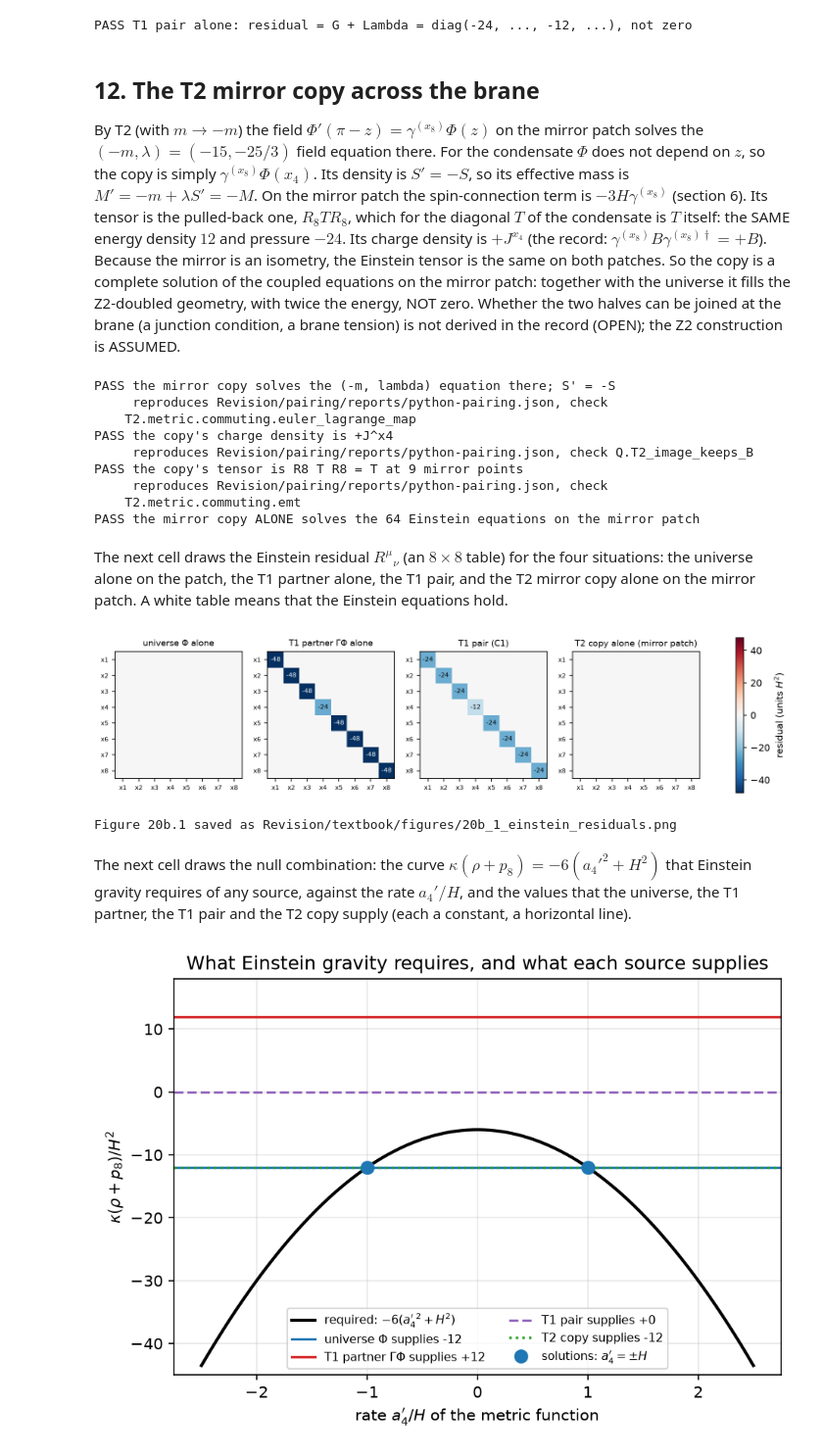
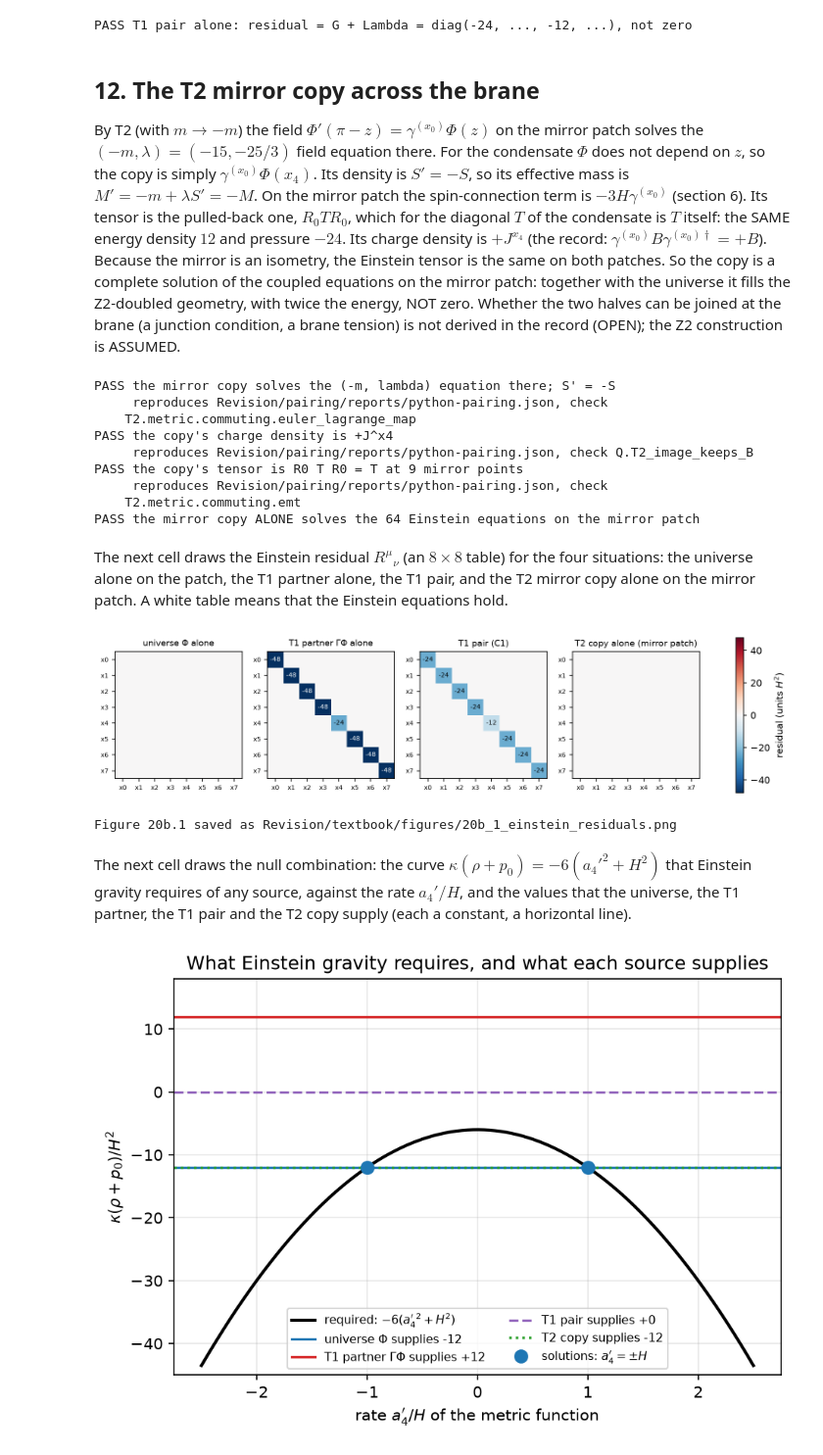
Before and after one commit to once-ere/Dirac_claude, a Jupyter notebook: Revision/textbook/notebooks/20b_one_universe_partners.ipynb, the cells around one changed output. Shown at 98% size. Saved outputs shown, nothing was run; the diff lists cells and outputs as text; code cells hidden in the pictures.

```diff
--- a/Revision/textbook/notebooks/20b_one_universe_partners.ipynb
+++ b/Revision/textbook/notebooks/20b_one_universe_partners.ipynb
@@ -872,11 +872,11 @@ def einstein(key):
     return sp.sympify(text, locals={"ad1": ad1, "ad2": ad2, "H": H})
 
 
-G = {key: einstein(key) for key in ("x1x1", "x4x4", "x5x5", "x8x8")}
+G = {key: einstein(key) for key in ("x1x1", "x4x4", "x5x5", "x0x0")}
 LINEAR = {ad1: A * H, ad2: 0}  # the linear member a4 = A H x4
 rho_c, p_c = m * S_sym + lam * S_sym ** 2 / 2, lam * S_sym ** 2 / 2  # condensate
 time_eq = G["x4x4"].subs(LINEAR) + Lam + kappa * rho_c  # = 0
-hidden_eq = G["x8x8"].subs(LINEAR) + Lam - kappa * p_c  # = 0
+hidden_eq = G["x0x0"].subs(LINEAR) + Lam - kappa * p_c  # = 0
 first = sp.expand(time_eq - hidden_eq)  # kappa (m + lambda S) S + 6 (A^2 + 1) H^2
 second = sp.expand(time_eq + hidden_eq)  # kappa m S + 36 H^2 + 2 Lambda
 reproduces(sp.expand(first - (kappa * (m + lam * S_sym) * S_sym
@@ -1007,16 +1007,16 @@ C_num = np.array(C.tolist(), dtype=float)
 Gamma_num = np.array(chirality.tolist(), dtype=float)
 B_num = np.array(B.tolist(), dtype=complex)
 NUMERIC = {}
-for s8, (E, omega) in CONNECTION.items():
+for s0, (E, omega) in CONNECTION.items():
     pieces = [(mu, a, b, sp.lambdify(point_symbols, omega[mu][a][b], "numpy"))
               for mu in range(8) for a in range(8) for b in range(8)
               if omega[mu][a][b] != 0]
-    NUMERIC[s8] = (sp.lambdify(point_symbols, E, "numpy"), pieces)
+    NUMERIC[s0] = (sp.lambdify(point_symbols, E, "numpy"), pieces)
 
 
-def geometry_at(s8, z_value, a4_number, slope_number):
+def geometry_at(s0, z_value, a4_number, slope_number):
     """Metric, Omega_mu and curved gammas at one point (H = 1)."""
-    lengths_f, pieces = NUMERIC[s8]
+    lengths_f, pieces = NUMERIC[s0]
     values = (z_value, a4_number, slope_number, 1.0)
     E = np.array([float(x) for x in lengths_f(*values)])
     Om = [np.zeros((16, 16)) for _ in range(8)]
@@ -1049,8 +1049,8 @@ def mixed_tensor(at, psi, dpsi, mass, coupling):
 
 
 G_numeric = np.diag([float(G[k].subs({ad1: 1, ad2: 0, H: 1})) for k in
-                     ("x1x1", "x1x1", "x1x1", "x4x4", "x5x5", "x5x5", "x5x5",
-                      "x8x8")])  # G^mu_nu at a4' = H, H = 1
+                     ("x0x0", "x1x1", "x1x1", "x1x1", "x4x4", "x5x5", "x5x5",
+                      "x5x5")])  # G^mu_nu at a4' = H, H = 1, in the order x0..x7
 LAMBDA = -36.0
 phi0_num = np.array([complex(entry) for entry in phi0])
 W = float(w)
@@ -1063,7 +1063,7 @@ def universe_jet(x_value, matrix=None):
     if matrix is not None:
         value = matrix @ value
     jet = [np.zeros(16, dtype=complex) for _ in range(8)]
-    jet[3] = -1j * W * value  # d Phi / d x4 = -i w Phi
+    jet[4] = -1j * W * value  # d Phi / d x4 = -i w Phi
     return value, jet
 
 
@@ -1075,11 +1075,11 @@ for z_value, x_value in POINTS:
     residual = G_numeric + LAMBDA * np.eye(8) - T  # kappa = 1
     worst_residual = max(worst_residual, np.abs(residual).max())
     wanted = np.zeros(8)
-    wanted[3] = M_VALUE * float(S_value)  # K^x4_x4 = M S, all others 0
+    wanted[4] = M_VALUE * float(S_value)  # K^x4_x4 = M S, all others 0
     worst_kinetic = max(worst_kinetic, np.abs(kinetic - wanted).max())
 T_universe = T  # the tensor at the last point (it is the same at every point)
-report("rho of the universe", f"{-T_universe[3, 3]:.10f}")
-report("p of the universe", f"{T_universe[0, 0]:.10f}")
+report("rho of the universe", f"{-T_universe[4, 4]:.10f}")
+report("p of the universe", f"{T_universe[1, 1]:.10f}")
 reproduces(worst_kinetic < 1e-10, "K^x4_x4 = M S and K^mu_mu = 0 otherwise (9 points)",
            A4_PY, "authorT16_condensate_kinetic_diagonal")
 check(worst_residual < 1e-10,
@@ -1194,7 +1194,7 @@ for z_value, x_value in POINTS:
     T_two, _ = mixed_tensor(at, *universe_jet(x_value, Gamma_num),
                             -float(m_value), -float(lam_value))
     residual = G_numeric + LAMBDA * np.eye(8) - (T_one + T_two)
-    expected = np.diag([-24.0, -24, -24, -12, -24, -24, -24, -24])
+    expected = np.diag([-24.0, -24, -24, -24, -12, -24, -24, -24])
     worst_pair = max(worst_pair, np.abs(residual - expected).max())
 check(worst_pair < 1e-10,
       "T1 pair alone: residual = G + Lambda = diag(-24, ..., -12, ...), not zero")
@@ -1203,43 +1203,43 @@ PASS T1 pair alone: residual = G + Lambda = diag(-24, ..., -12, ...), not zero
 # %% [markdown]
 ## 12. The T2 mirror copy across the brane
 
-By T2 (with $m \to -m$) the field $\Phi'(\pi - z) = \gamma^{(x_8)}\Phi(z)$ on the
+By T2 (with $m \to -m$) the field $\Phi'(\pi - z) = \gamma^{(x_0)}\Phi(z)$ on the
 mirror patch solves the $(-m, \lambda) = (-15, -25/3)$ field equation there. For
 the condensate $\Phi$ does not depend on $z$, so the copy is simply
-$\gamma^{(x_8)}\Phi(x_4)$. Its density is $S' = -S$, so its effective mass is
+$\gamma^{(x_0)}\Phi(x_4)$. Its density is $S' = -S$, so its effective mass is
 $M' = -m + \lambda S' = -M$. On the mirror patch the spin-connection term is
-$-3H\gamma^{(x_8)}$ (section 6). Its tensor is the pulled-back one, $R_8TR_8$,
+$-3H\gamma^{(x_0)}$ (section 6). Its tensor is the pulled-back one, $R_0TR_0$,
 which for the diagonal $T$ of the condensate is $T$ itself: the SAME energy
 density $12$ and pressure $-24$. Its charge density is $+J^{x_4}$ (the record:
-$\gamma^{(x_8)}B\gamma^{(x_8)\dagger} = +B$). Because the mirror is an isometry, the
+$\gamma^{(x_0)}B\gamma^{(x_0)\dagger} = +B$). Because the mirror is an isometry, the
 Einstein tensor is the same on both patches. So the copy is a complete solution
 of the coupled equations on the mirror patch: together with the universe it
 fills the Z2-doubled geometry, with twice the energy, NOT zero. Whether the two
 halves can be joined at the brane (a junction condition, a brane tension) is not
 derived in the record (OPEN); the Z2 construction is ASSUMED.
 # %%
-copy = gamma[7] * Phi  # gamma^(x8) Phi on the mirror patch
+copy = gamma[0] * Phi  # gamma^(x0) Phi on the mirror patch
 copy_ok = field_residual(copy, gravity_term[-1].subs(H, 1), -m_value, lam_value,
                          -S_value) == sp.zeros(16, 1)
-reproduces(copy_ok and bilinear(gamma[7] * phi0, I16) == -S_value,
+reproduces(copy_ok and bilinear(gamma[0] * phi0, I16) == -S_value,
            "the mirror copy solves the (-m, lambda) equation there; S' = -S",
            PAIR_PY, "T2.metric.commuting.euler_lagrange_map")
-copy_charge = sp.simplify(((gamma[7] * phi0).H * B * (gamma[7] * phi0))[0])
+copy_charge = sp.simplify(((gamma[0] * phi0).H * B * (gamma[0] * phi0))[0])
 reproduces(copy_charge == charge_value, "the copy's charge density is +J^x4",
            PAIR_PY, "Q.T2_image_keeps_B")
 worst_copy, worst_pull = 0.0, 0.0
-R8 = np.diag([1.0, 1, 1, 1, 1, 1, 1, -1])
+R0 = np.diag([-1.0, 1, 1, 1, 1, 1, 1, 1])  # the reflection of x0
 for z_value, x_value in POINTS:
     there = geometry_at(-1, np.pi - z_value, x_value, 1.0)  # the mirror point
-    T_copy, _ = mixed_tensor(there, *universe_jet(x_value, gamma_num[7]),
+    T_copy, _ = mixed_tensor(there, *universe_jet(x_value, gamma_num[0]),
                              -float(m_value), float(lam_value))
     T_one, _ = mixed_tensor(geometry_at(1, z_value, x_value, 1.0),
                             *universe_jet(x_value), float(m_value), float(lam_value))
-    worst_pull = max(worst_pull, np.abs(T_copy - R8 @ T_one @ R8).max())
+    worst_pull = max(worst_pull, np.abs(T_copy - R0 @ T_one @ R0).max())
     residual = G_numeric + LAMBDA * np.eye(8) - T_copy
     worst_copy = max(worst_copy, np.abs(residual).max())
 T_mirror = T_copy
-reproduces(worst_pull < 1e-10, "the copy's tensor is R8 T R8 = T at 9 mirror points",
+reproduces(worst_pull < 1e-10, "the copy's tensor is R0 T R0 = T at 9 mirror points",
            PAIR_PY, "T2.metric.commuting.emt")
 check(worst_copy < 1e-10,
       "the mirror copy ALONE solves the 64 Einstein equations on the mirror patch")
@@ -1249,7 +1249,7 @@ PASS the mirror copy solves the (-m, lambda) equation there; S' = -S
     T2.metric.commuting.euler_lagrange_map
 PASS the copy's charge density is +J^x4
      reproduces Revision/pairing/reports/python-pairing.json, check Q.T2_image_keeps_B
-PASS the copy's tensor is R8 T R8 = T at 9 mirror points
+PASS the copy's tensor is R0 T R0 = T at 9 mirror points
      reproduces Revision/pairing/reports/python-pairing.json, check
     T2.metric.commuting.emt
 PASS the mirror copy ALONE solves the 64 Einstein equations on the mirror patch
@@ -1264,39 +1264,39 @@ tables = [
     ("T1 partner $\\Gamma\\Phi$ alone", G_numeric + LAMBDA * np.eye(8) - T_partner),
     ("T1 pair (C1)", G_numeric + LAMBDA * np.eye(8) - T_universe - T_partner),
     ("T2 copy alone (mirror patch)", G_numeric + LAMBDA * np.eye(8) - T_mirror),
 ]
 fig, axes = plt.subplots(1, 4, figsize=(14.0, 4.0))
 for ax, (title, values) in zip(axes, tables):
     image = ax.imshow(values, cmap="RdBu_r", vmin=-48, vmax=48)
     for mu in range(8):
         if abs(values[mu, mu]) > 1e-6:
             ink = "white" if abs(values[mu, mu]) > 30 else "black"  # readable
             ax.text(mu, mu, f"{values[mu, mu]:.0f}", ha="center", va="center",
                     fontsize=6.5, color=ink)
     ax.set_xticks(range(8))
     ax.set_xticklabels(NAMES, fontsize=6.5)
     ax.set_yticks(range(8))
     ax.set_yticklabels(NAMES, fontsize=6.5)
     ax.grid(False)
     ax.set_title(title, fontsize=9)
 fig.colorbar(image, ax=list(axes), shrink=0.75, label="residual (units $H^2$)")
 save_figure(fig, "einstein_residuals",
             "The residual $G^\\mu{}_\\nu + \\Lambda\\delta^\\mu_\\nu - \\kappa "
             "T^\\mu{}_\\nu$ of the Einstein equations (rows $\\mu$, columns $\\nu$, "
-            "$x_1$ to $x_8$; units $H = \\kappa = 1$; white means zero, the numbers "
+            "$x_0$ to $x_7$; units $H = \\kappa = 1$; white means zero, the numbers "
             "are the nonzero diagonal entries) for the author's metric with the "
             "deflating history $a_4 = Hx_4$ and $\\Lambda = -36H^2$, with four "
             "different sources: the universe $\\Phi$ (a condensate with "
             "$m = 15$, $\\lambda = -25/3$) alone, which solves all 64 equations; "
             "its T1 partner $\\Gamma\\Phi$ alone, residual $2\\kappa T$; the T1 pair, "
             "residual $G + \\Lambda$ (corollary C1); and the T2 mirror copy "
-            "$\\gamma^{(x_8)}\\Phi$ alone on the mirror patch, which solves all 64 "
+            "$\\gamma^{(x_0)}\\Phi$ alone on the mirror patch, which solves all 64 "
             "equations there.")
 # %% [output]
-[figure, old version]
+[figure, new version]
 Figure 20b.1 saved as Revision/textbook/figures/20b_1_einstein_residuals.png
 # %% [markdown]
-The next cell draws the null combination: the curve $\kappa(\rho + p_8) =
+The next cell draws the null combination: the curve $\kappa(\rho + p_0) =
 -6(a_4'^2 + H^2)$ that Einstein gravity requires of any source, against the rate
 $a_4'/H$, and the values that the universe, the T1 partner, the T1 pair and the
 T2 copy supply (each a constant, a horizontal line).
```
Also changed, not shown: parts of 13 cells of this notebook, 15 other files.
